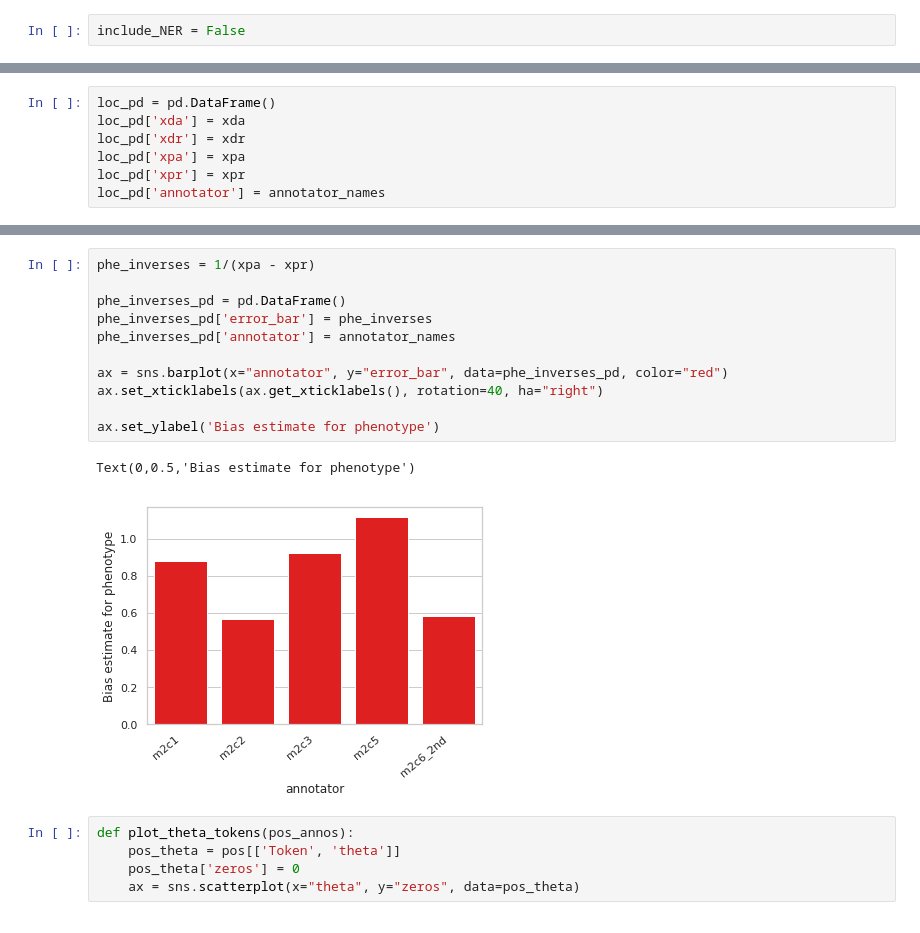
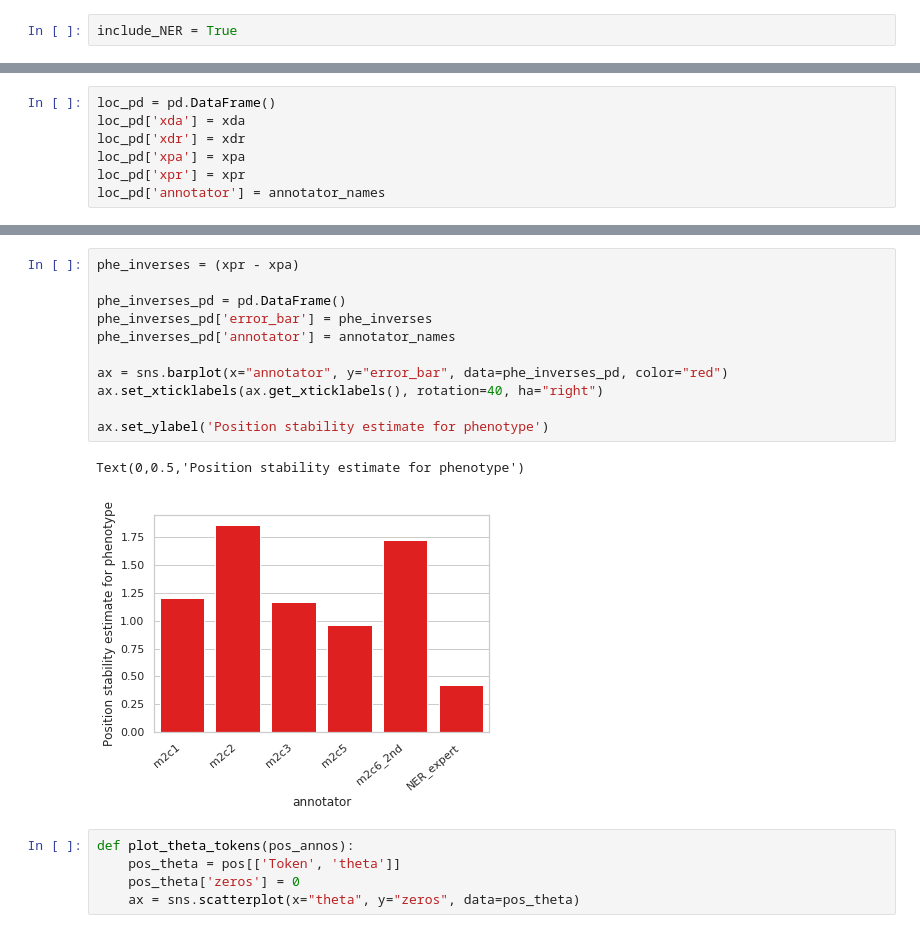
Before and after one commit to AkshitaB/scripps, a Jupyter notebook: graphical/IdealPointNamedWithExpertRelevant.ipynb, the cells around one changed output, grey strips where cells are left out. Saved outputs shown, nothing was run; the diff lists cells and outputs as text.

```diff
--- a/graphical/IdealPointNamedWithExpertRelevant.ipynb
+++ b/graphical/IdealPointNamedWithExpertRelevant.ipynb
@@ -19,7 +19,7 @@ from scripps.utils import read_datasets, norm1d, bayesian_linear_regression
 
 import seaborn as sns
 # %%
-include_NER = False
+include_NER = True
 # %%
 CF = read_datasets.get_configuration()
 cs_annotator_names = [key for key in dict(CF.items('m2c_citizen_disease')).keys() if key not in ['path', 'm2c6_1st']]
@@ -599,17 +637,17 @@ Text(0,0.5,'Bias estimate for disease')
 # %%
-phe_inverses = 1/(xpa - xpr)
+phe_inverses = (xpr - xpa)
 
 phe_inverses_pd = pd.DataFrame()
 phe_inverses_pd['error_bar'] = phe_inverses
 phe_inverses_pd['annotator'] = annotator_names
 
 ax = sns.barplot(x="annotator", y="error_bar", data=phe_inverses_pd, color="red")
 ax.set_xticklabels(ax.get_xticklabels(), rotation=40, ha="right")
 
-ax.set_ylabel('Bias estimate for phenotype')
+ax.set_ylabel('Position stability estimate for phenotype')
 # %% [output]
-Text(0,0.5,'Bias estimate for phenotype')
+Text(0,0.5,'Position stability estimate for phenotype')
-[figure, old version]
+[figure, new version]
 # %%
 def plot_theta_tokens(pos_annos):
     pos_theta = pos[['Token', 'theta']]
```
Also changed, not shown: parts of 38 cells of this notebook, 11 other files.
